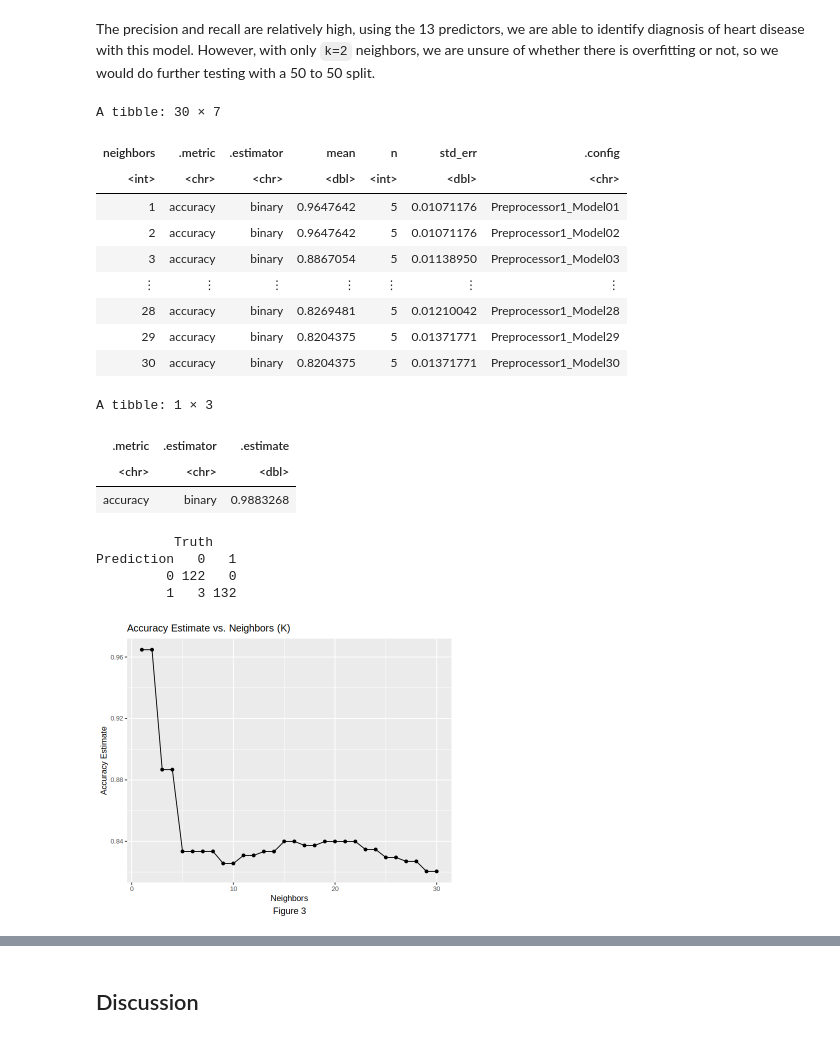
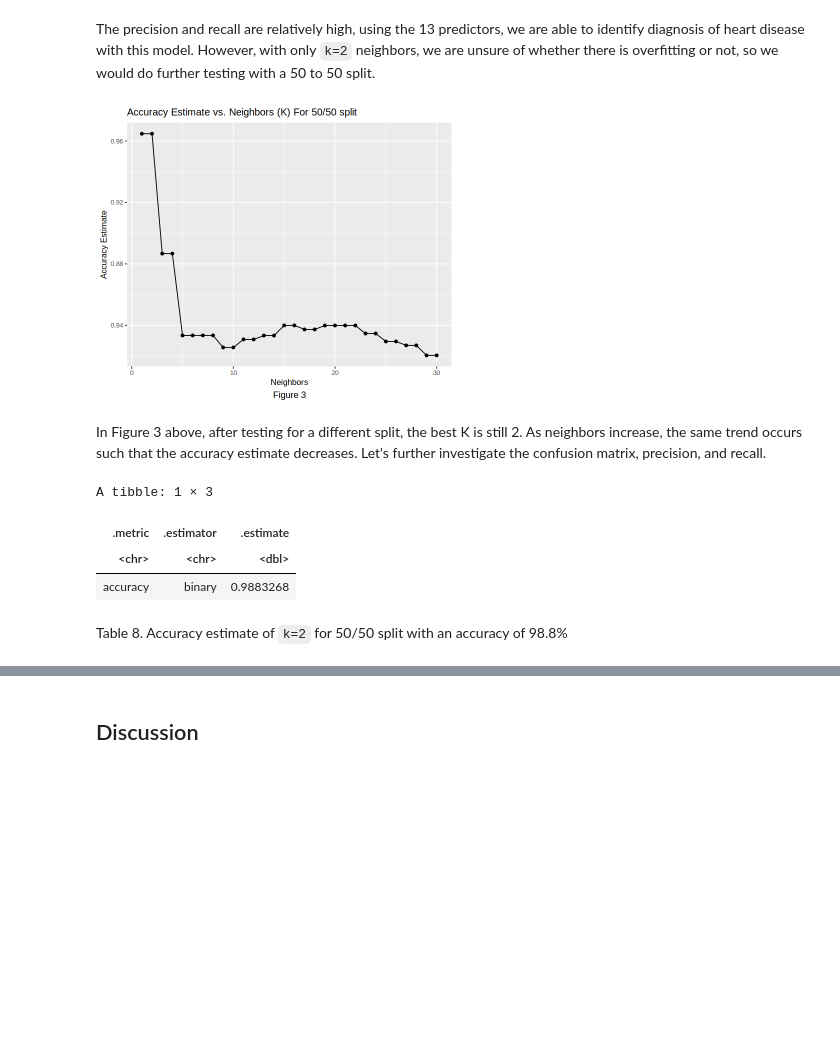
Before and after one commit to random56428/heart-disease, a Jupyter notebook: project.ipynb, the cells around one changed output, grey strips where cells are left out. Drawn from its saved outputs; the diff is of its cells as text; code cells hidden in the pictures; blank space fills up the shorter version.

Commit message:
Added discussion section and extra explanation on tables

```diff
--- a/project.ipynb
+++ b/project.ipynb
@@ -423,72 +423,66 @@ heart_split_50 <- initial_split(heart_data, prop = 0.50, strata = target)
 heart_train_50 <- training(heart_split)
 heart_test_50 <- testing(heart_split)
 
+# Create a recipe incorporating all predictors but with 50/50 split, scale and center it
 recipe_50 <- recipe(target ~ ., data = heart_train_50) |>
     step_scale(all_predictors()) |>
     step_center(all_predictors())
 
+# Set KNN algorithm to tune for best k
 spec_50 <- nearest_neighbor(weight_func = "rectangular", neighbors = tune()) |>
     set_engine("kknn") |>
     set_mode("classification")
 
+# Create a fold of 5
 vfold_50 <- vfold_cv(heart_train_50, v = 5, strata = target)
 
+# Cross-validation workflow
 results_50 <- workflow() |>
     add_recipe(recipe_50) |>
     add_model(spec_50) |>
     tune_grid(resamples = vfold_50, grid = gridvals) |>
     collect_metrics()
 
+# Filter out for accuracy
 accuracies_50 <- results_50 |>
     filter(.metric == "accuracy")
-accuracies_50
+# accuracies_50
 
+# Plot accuracy estimate vs. neighbors
 cross_val_plot_50 <- accuracies_50 |>
     ggplot(aes(x = neighbors, y = mean)) +
     geom_point() +
     geom_line() +
     labs(x = "Neighbors", y = "Accuracy Estimate", caption = "Figure 3") +
-    ggtitle("Accuracy Estimate vs. Neighbors (K)") +
+    ggtitle("Accuracy Estimate vs. Neighbors (K) For 50/50 split") +
     theme(text = element_text(size = 10), plot.caption = element_text(hjust = 0.5, size = 11))
 cross_val_plot_50
-
-best_K <- 2
-spec2 <- nearest_neighbor(weight_func = "rectangular", neighbors = best_K) |>
-    set_engine("kknn") |>
-    set_mode("classification")
-
-fit_50 <- workflow() |>
-    add_recipe(recipe_50) |>
-    add_model(spec2) |>
-    fit(heart_train_50)
-
-predictions_50 <- predict(fit_50, heart_test_50) |>
-    bind_cols(heart_test_50)
-
-metrics_50 <- predictions_50 |>
-    metrics(truth = target, estimate = .pred_class) |>
-    filter(.metric == "accuracy")
-metrics_50
-
-heart_conf_mat_50 <- conf_mat(data = predictions_50, truth = target, estimate = .pred_class)
-heart_conf_mat_50
 # %% [output]
-A tibble: 30 × 7
-| neighbors | .metric | .estimator | mean | n | std_err | .config |
-| <int> | <chr> | <chr> | <dbl> | <int> | <dbl> | <chr> |
-| 1 | accuracy | binary | 0.9647642 | 5 | 0.01071176 | Preprocessor1_Model01 |
-| 2 | accuracy | binary | 0.9647642 | 5 | 0.01071176 | Preprocessor1_Model02 |
-| 3 | accuracy | binary | 0.8867054 | 5 | 0.01138950 | Preprocessor1_Model03 |
-| ⋮ | ⋮ | ⋮ | ⋮ | ⋮ | ⋮ | ⋮ |
-| 28 | accuracy | binary | 0.8269481 | 5 | 0.01210042 | Preprocessor1_Model28 |
-| 29 | accuracy | binary | 0.8204375 | 5 | 0.01371771 | Preprocessor1_Model29 |
-| 30 | accuracy | binary | 0.8204375 | 5 | 0.01371771 | Preprocessor1_Model30 |
-A tibble: 1 × 3
-| .metric | .estimator | .estimate |
-| <chr> | <chr> | <dbl> |
-| accuracy | binary | 0.9883268 |
-          Truth
-Prediction   0   1
-         0 122   0
-         1   3 132
-[figure, old version]
+[figure, new version]
+# %% [markdown]
+In Figure 3 above, after testing for a different split, the best K is still 2. As neighbors increase, the same trend occurs such that the accuracy estimate decreases. Let's further investigate the confusion matrix, precision, and recall.
+# %%
+best_K <- 2
+spec2 <- nearest_neighbor(weight_func = "rectangular", neighbors = best_K) |>
+    set_engine("kknn") |>
+    set_mode("classification")
+
+fit_50 <- workflow() |>
+    add_recipe(recipe_50) |>
+    add_model(spec2) |>
+    fit(heart_train_50)
+
+predictions_50 <- predict(fit_50, heart_test_50) |>
+    bind_cols(heart_test_50)
+
+metrics_50 <- predictions_50 |>
+    metrics(truth = target, estimate = .pred_class) |>
+    filter(.metric == "accuracy")
+metrics_50
+# %% [output]
+A tibble: 1 × 3
+| .metric | .estimator | .estimate |
+| <chr> | <chr> | <dbl> |
+| accuracy | binary | 0.9883268 |
+# %% [markdown]
+Table 8. Accuracy estimate of `k=2` for 50/50 split with an accuracy of 98.8%
```
Also changed, not shown: parts of 17 cells of this notebook.
